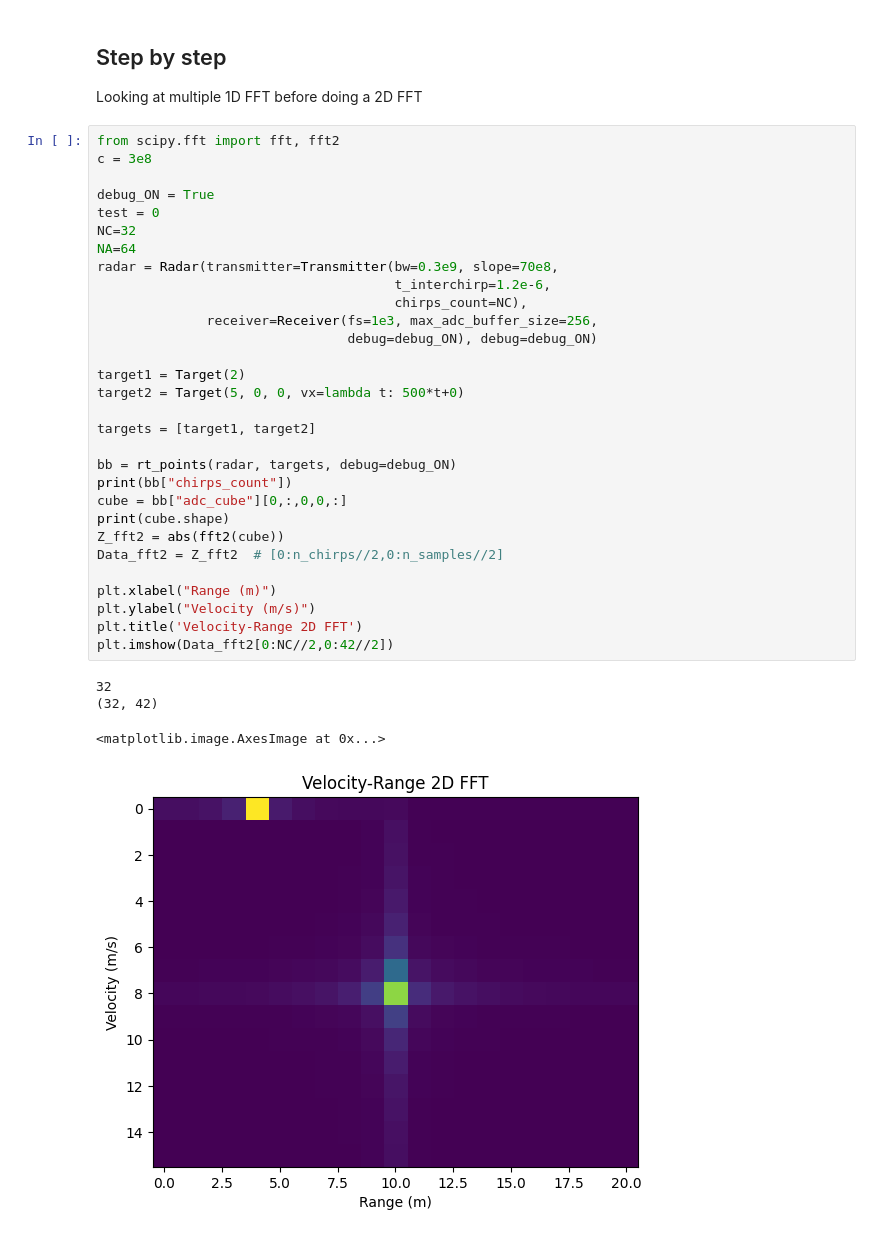
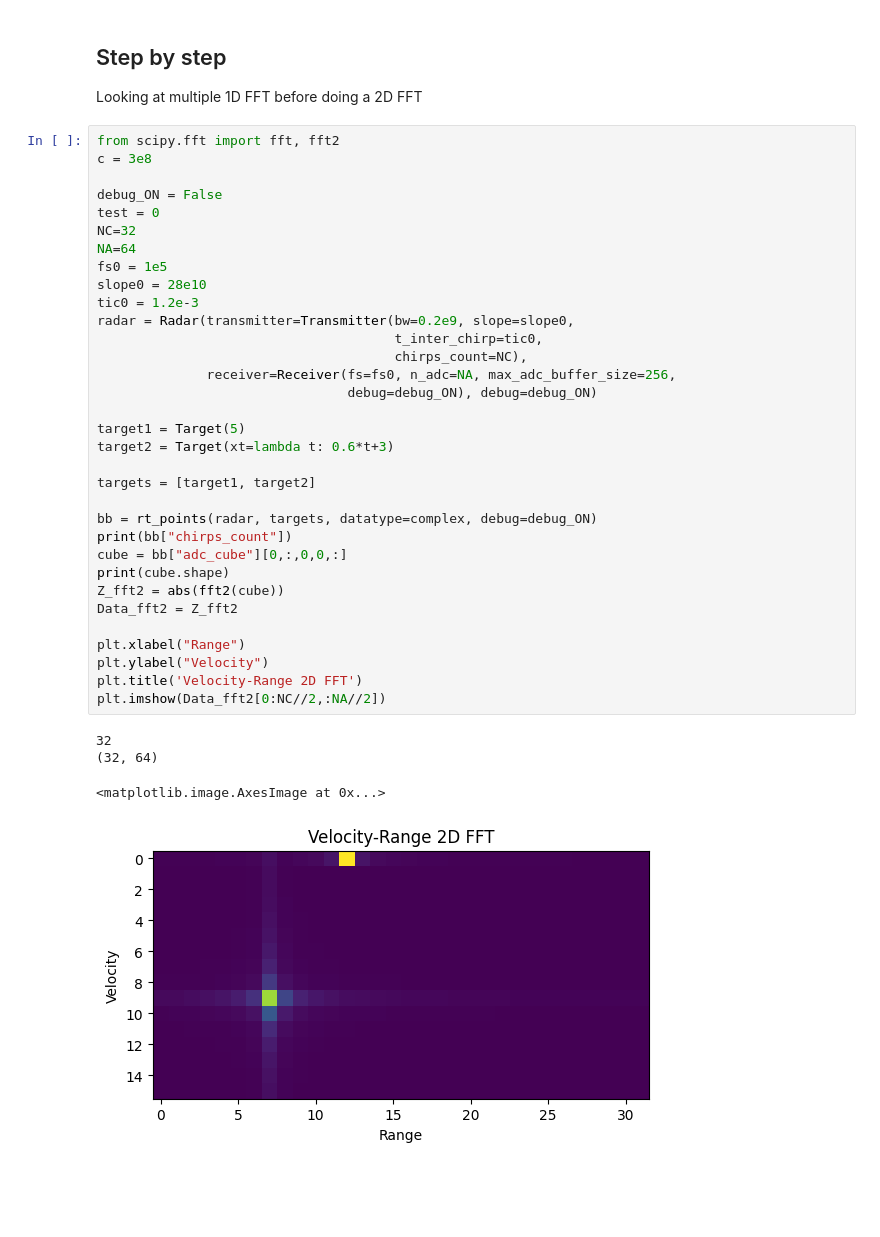
Before and after one commit to matt-chv/mmWrt, a Jupyter notebook: docs/Speed.ipynb, the cells around one changed output. Drawn from its saved outputs; the diff is of its cells as text; blank space fills up the shorter version.

```diff
--- a/docs/Speed.ipynb
+++ b/docs/Speed.ipynb
@@ -40,35 +57,38 @@ Looking at multiple 1D FFT before doing a 2D FFT
 # %%
 from scipy.fft import fft, fft2
 c = 3e8
 
-debug_ON = True
+debug_ON = False
 test = 0
 NC=32
 NA=64
-radar = Radar(transmitter=Transmitter(bw=0.3e9, slope=70e8,
-                                      t_interchirp=1.2e-6,
+fs0 = 1e5
+slope0 = 28e10
+tic0 = 1.2e-3
+radar = Radar(transmitter=Transmitter(bw=0.2e9, slope=slope0,
+                                      t_inter_chirp=tic0,
                                       chirps_count=NC),
-              receiver=Receiver(fs=1e3, max_adc_buffer_size=256,
+              receiver=Receiver(fs=fs0, n_adc=NA, max_adc_buffer_size=256,
                                 debug=debug_ON), debug=debug_ON)
 
-target1 = Target(2)
-target2 = Target(5, 0, 0, vx=lambda t: 500*t+0)
+target1 = Target(5)
+target2 = Target(xt=lambda t: 0.6*t+3)
 
 targets = [target1, target2]
 
-bb = rt_points(radar, targets, debug=debug_ON)
+bb = rt_points(radar, targets, datatype=complex, debug=debug_ON)
 print(bb["chirps_count"])
 cube = bb["adc_cube"][0,:,0,0,:]
 print(cube.shape)
 Z_fft2 = abs(fft2(cube))
-Data_fft2 = Z_fft2  # [0:n_chirps//2,0:n_samples//2]
+Data_fft2 = Z_fft2
 
-plt.xlabel("Range (m)")
-plt.ylabel("Velocity (m/s)")
+plt.xlabel("Range")
+plt.ylabel("Velocity")
 plt.title('Velocity-Range 2D FFT')
-plt.imshow(Data_fft2[0:NC//2,0:42//2])
+plt.imshow(Data_fft2[0:NC//2,:NA//2])
 # %% [output]
 32
-(32, 42)
+(32, 64)
 <matplotlib.image.AxesImage at 0x...>
-[figure, old version]
+[figure, new version]
```
Also changed, not shown: parts of 11 cells of this notebook, 16 other files.
